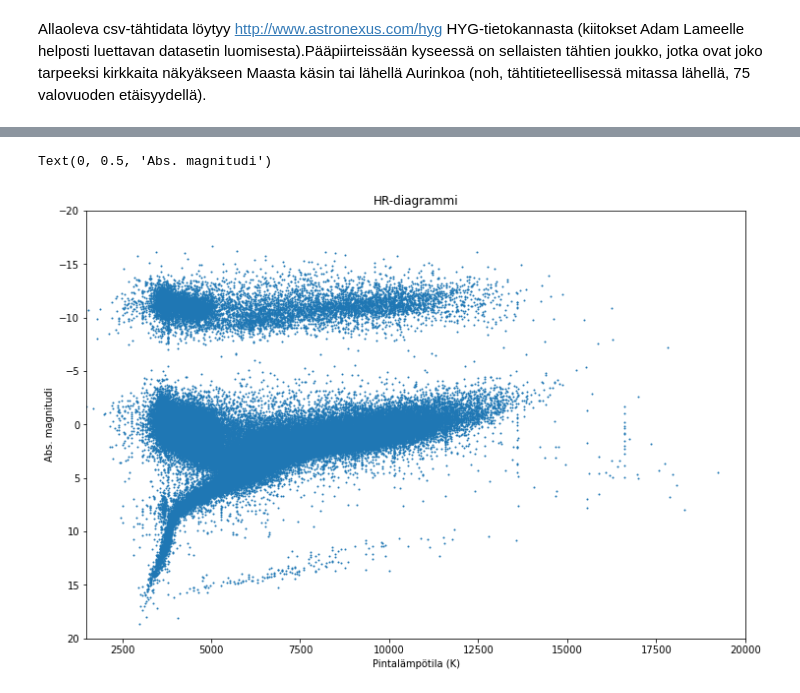
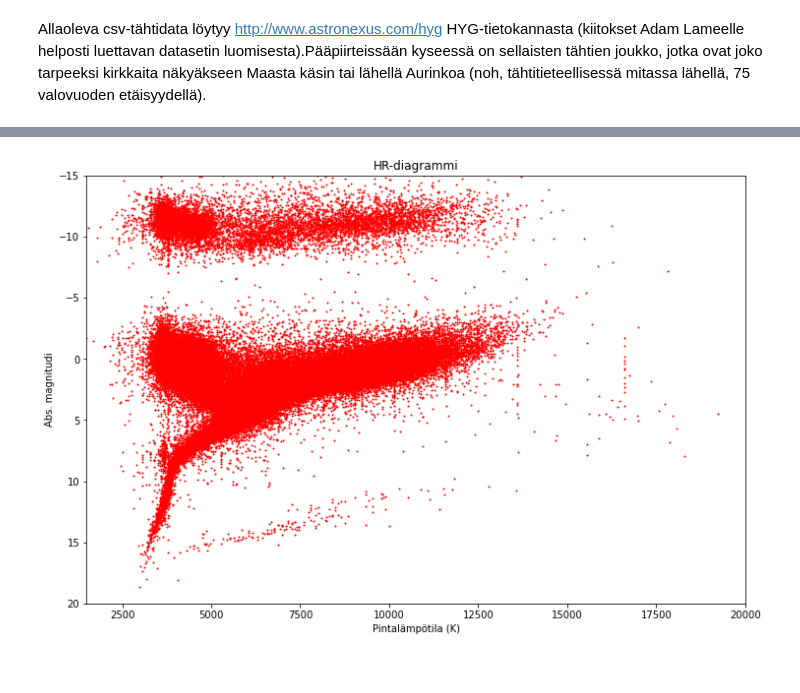
Before and after one commit to luomapet/python3, a Jupyter notebook: HR_diagrammi.ipynb, the cells around one changed output, grey strips where cells are left out. Saved outputs shown, nothing was run; the diff lists cells and outputs as text; code cells hidden in the pictures.

```diff
--- a/HR_diagrammi.ipynb
+++ b/HR_diagrammi.ipynb
@@ -24,16 +24,15 @@ taivas.head()
 # y = taivas['absmag'] # Et välttämättä tarvitse erillisia muuttujia
 # %%
 plt.figure(figsize=(12, 8)) # Kuvan koko, ensin vaaka ja sitten pysty
-plt.scatter(taivas.temp,taivas.absmag, s = 1) # s:llä asetetaan pisteen koko pieneksi
+plt.scatter(taivas.temp,taivas.absmag, s = 1, color='red') # s:llä asetetaan pisteen koko pieneksi
 
 plt.xlim(1500,20000) # Näillä zoomataan x- ja y-akselilta "tyhjät" pois
-plt.ylim(20,-20)
+plt.ylim(20,-15)
 
 plt.title("HR-diagrammi")
 plt.xlabel("Pintalämpötila (K)")
 plt.ylabel("Abs. magnitudi")
 
 plt.show() # Mitä tämä tekee, ts. kuvaaja piirtyy ilmankin
 # %% [output]
-Text(0, 0.5, 'Abs. magnitudi')
-[figure, old version]
+[figure, new version]
```
Also changed, not shown: parts of 6 cells of this notebook.
